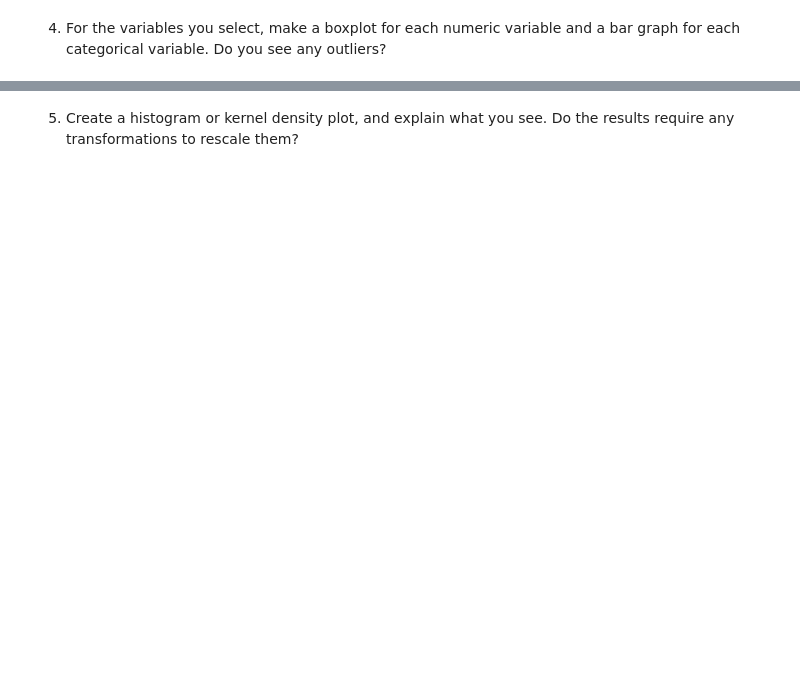
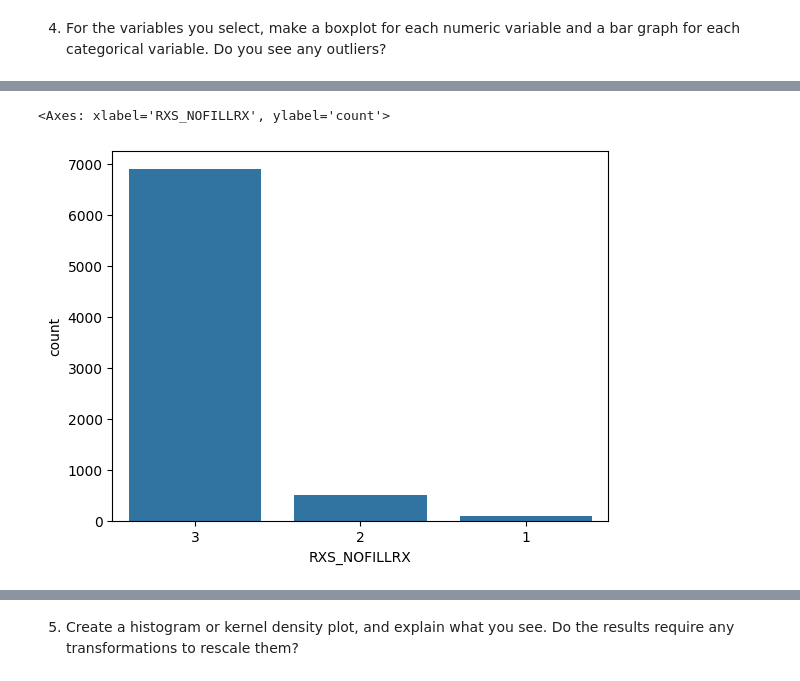
Before and after one commit to awhitehouse1/visualization, a Jupyter notebook: assignment/assignment.ipynb, the cells around one changed output, grey strips where cells are left out. Cells and saved outputs as stored; diff of their text form; code cells hidden in the pictures; blank space fills up the shorter version.

```diff
--- a/assignment/assignment.ipynb
+++ b/assignment/assignment.ipynb
@@ -263,0 +291,5 @@ df
+# %%
+sns.countplot(x=vars_df['RXS_NOFILLRX'])
+# %% [output]
+<Axes: xlabel='RXS_NOFILLRX', ylabel='count'>
+[figure, added]
```
Also changed, not shown: parts of 9 cells of this notebook.
